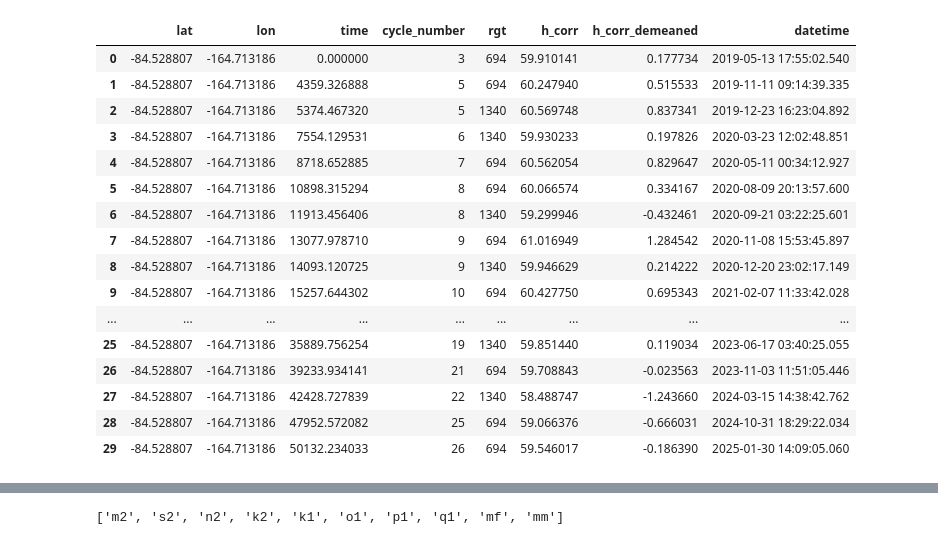
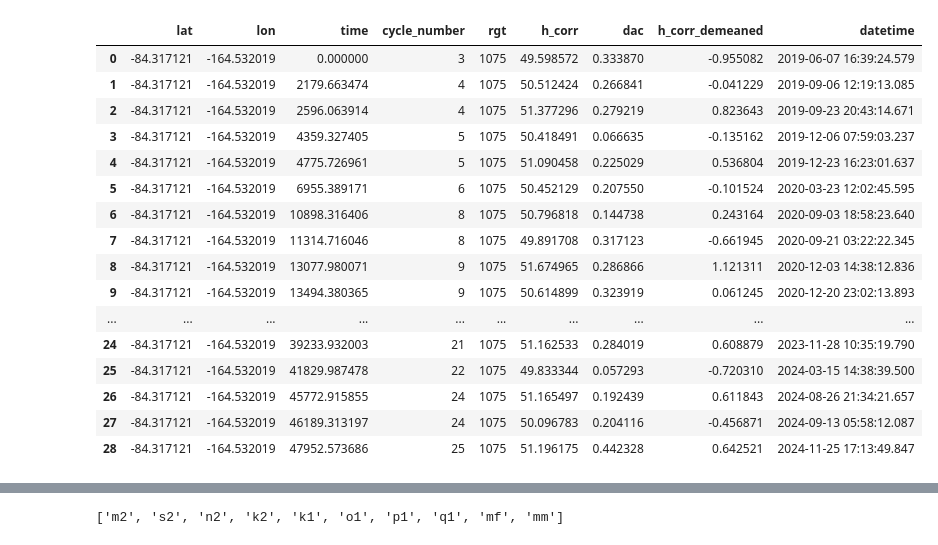
Before and after one commit to zsk4/harmonic-analysis, a Jupyter notebook: notebooks/ha.ipynb, the cells around one changed output, grey strips where cells are left out. Saved outputs shown, nothing was run; the diff lists cells and outputs as text; code cells hidden in the pictures.

```diff
--- a/notebooks/ha.ipynb
+++ b/notebooks/ha.ipynb
@@ -27,0 +51,26 @@ import seaborn as sns
+# %%
+# Load ROSS GNSS For Comparison
+from scipy.io import loadmat  # this is the SciPy module that loads mat-files
+import os
+
+data_dir = "/mnt/c/users/zacharykatz/desktop/research/GeorgeVI/_Data/ROSS/"
+dfs = []
+stas = []
+for mat_file in os.listdir(data_dir):
+    if mat_file.endswith(".mat"):
+        # Load the .mat file
+        data = loadmat(os.path.join(data_dir, mat_file))
+        print(mat_file[:7])
+        sta = mat_file[:7]
+        df = pd.DataFrame(
+            data["DATA"][:, [0, 1, 2, 3]], columns=["date", "x", "y", "z"]
+        )
+        df["sta"] = sta
+        dfs.append(df)
+        stas.append(sta)
+        # ross_x.append(data['DATA'][0][0])
+        # ross_y.append(data['DATA'][0][1])
+
+for df in dfs:
+    origin = pd.Timestamp("2015-01-01")
+    df["date"] = origin + pd.to_timedelta(df["date"], unit="D")
@@ -269,6 +371,7 @@ for file in files[:7]:
                 g + "crossing_track_data/tide_ocean"
             ]  # Not ocean_tide as in the ATBD
             data["x_ref_pt"] = fi[g + "crossing_track_data/ref_pt"][:]
+            data["x_dac"] = fi[g + "crossing_track_data/dac"][:]
 
             # Main track data
             data["lat"] = fi[g + "/latitude"][:]  # Latitude [degrees]
@@ -283,5 +386,6 @@ for file in files[:7]:
             time_temp = data["t_ref"] + data["t_dt"]
             data["time"] = Time(time_temp, format="gps").iso  # Convert to readable time
             data["tide"] = fi[g + "/cycle_stats/tide_ocean"][:]  # Tide correction [m]
+            data["dac"] = fi[g + "/cycle_stats/dac"][:]
 
         data_arr.append(data)
@@ -300,8 +441,12 @@ ax.scatter(data_arr[0]["lon"], data_arr[0]["lat"], s=4)
 # %%
 # Find closest point to gz05 for data_arr[0]
-trk_X = data_arr[0]
+trk_X = data_arr[11]
 gz05_lat, gz05_lon = -84.2986, -164.5206
-gz05_lat, gz05_lon = -84.4986, -164.7206
+
+# gz05_lat, gz05_lon = -81.593, 177.335
+# gz05_lat, gz05_lon = -80.1328, 179.3671
+# gz05_lat, gz05_lon = -84.4986, -164.7206
+# gz05_lat, gz05_lon = -84.4986, -164.7206
 lat_lon = np.column_stack((trk_X["x_lat"], trk_X["x_lon"]))
 dists = np.linalg.norm(lat_lon - [gz05_lat, gz05_lon], axis=1)
 min_index = np.argmin(dists)
@@ -323,20 +468,26 @@ mskd_xt = trk_X["x_time"][mskx]
 mskd_xcycle = trk_X["x_cycle_number"][mskx]
 mskd_xrgt = trk_X["x_rgt"][mskx]
 mskd_xrefpt = trk_X["x_ref_pt"][mskx]
+mskd_xdac = trk_X["x_dac"][mskx]
+
 # mskd_xtide = trk_X["x_tide"][mskx]
 
 mskd_t = trk_X["time"][msk]
+mskd_dac = trk_X["dac"][msk]
+
 mskd_tdt = trk_X["t_dt"][msk]
 # mskd_refpt = trk_X["ref_pt"][msk_t]
 # mskd_tide = trk_X["tide"][msk]
 msk_t = mskd_tdt < 1e300
 mskd_t = mskd_t[msk_t]
+mskd_dac = mskd_dac[msk_t]
 msk_t = msk_t.flatten()
 mskd_cycle = trk_X["cycle_number"][msk_t]
 
 mskd_lon = np.ones(len(mskd_t)) * mskd_lon
 mskd_lat = np.ones(len(mskd_t)) * mskd_lat
 mskd_rgt = np.ones(len(mskd_t), dtype=int) * int(files[0].stem.split("_")[1][:4])
+
 
 print(mskd_h, mskd_xh)
 print(
@@ -365,6 +516,7 @@ df1 = pd.DataFrame(
         "cycle_number": mskd_xcycle,
         "rgt": mskd_xrgt,
         "h_corr": mskd_xh,
+        "dac": mskd_xdac,
         # "tide": mskd_xtide,
     }
 )
@@ -376,6 +528,7 @@ df2 = pd.DataFrame(
         "cycle_number": mskd_cycle,
         "rgt": mskd_rgt,
         "h_corr": mskd_h,
+        "dac": mskd_dac,
         # "tide": mskd_tide,
     }
 )
@@ -408,17 +560,17 @@ df
-|  | lat | lon | time | cycle_number | rgt | h_corr | h_corr_demeaned | datetime |
-| 0 | -84.528807 | -164.713186 | 0.000000 | 3 | 694 | 59.910141 | 0.177734 | 2019-05-13 17:55:02.540 |
-| 1 | -84.528807 | -164.713186 | 4359.326888 | 5 | 694 | 60.247940 | 0.515533 | 2019-11-11 09:14:39.335 |
-| 2 | -84.528807 | -164.713186 | 5374.467320 | 5 | 1340 | 60.569748 | 0.837341 | 2019-12-23 16:23:04.892 |
-| 3 | -84.528807 | -164.713186 | 7554.129531 | 6 | 1340 | 59.930233 | 0.197826 | 2020-03-23 12:02:48.851 |
-| 4 | -84.528807 | -164.713186 | 8718.652885 | 7 | 694 | 60.562054 | 0.829647 | 2020-05-11 00:34:12.927 |
-| 5 | -84.528807 | -164.713186 | 10898.315294 | 8 | 694 | 60.066574 | 0.334167 | 2020-08-09 20:13:57.600 |
-| 6 | -84.528807 | -164.713186 | 11913.456406 | 8 | 1340 | 59.299946 | -0.432461 | 2020-09-21 03:22:25.601 |
-| 7 | -84.528807 | -164.713186 | 13077.978710 | 9 | 694 | 61.016949 | 1.284542 | 2020-11-08 15:53:45.897 |
-| 8 | -84.528807 | -164.713186 | 14093.120725 | 9 | 1340 | 59.946629 | 0.214222 | 2020-12-20 23:02:17.149 |
-| 9 | -84.528807 | -164.713186 | 15257.644302 | 10 | 694 | 60.427750 | 0.695343 | 2021-02-07 11:33:42.028 |
-| ... | ... | ... | ... | ... | ... | ... | ... | ... |
-| 25 | -84.528807 | -164.713186 | 35889.756254 | 19 | 1340 | 59.851440 | 0.119034 | 2023-06-17 03:40:25.055 |
-| 26 | -84.528807 | -164.713186 | 39233.934141 | 21 | 694 | 59.708843 | -0.023563 | 2023-11-03 11:51:05.446 |
-| 27 | -84.528807 | -164.713186 | 42428.727839 | 22 | 1340 | 58.488747 | -1.243660 | 2024-03-15 14:38:42.762 |
-| 28 | -84.528807 | -164.713186 | 47952.572082 | 25 | 694 | 59.066376 | -0.666031 | 2024-10-31 18:29:22.034 |
-| 29 | -84.528807 | -164.713186 | 50132.234033 | 26 | 694 | 59.546017 | -0.186390 | 2025-01-30 14:09:05.060 |
+|  | lat | lon | time | cycle_number | rgt | h_corr | dac | h_corr_demeaned | datetime |
+| 0 | -84.317121 | -164.532019 | 0.000000 | 3 | 1075 | 49.598572 | 0.333870 | -0.955082 | 2019-06-07 16:39:24.579 |
+| 1 | -84.317121 | -164.532019 | 2179.663474 | 4 | 1075 | 50.512424 | 0.266841 | -0.041229 | 2019-09-06 12:19:13.085 |
+| 2 | -84.317121 | -164.532019 | 2596.063914 | 4 | 1075 | 51.377296 | 0.279219 | 0.823643 | 2019-09-23 20:43:14.671 |
+| 3 | -84.317121 | -164.532019 | 4359.327405 | 5 | 1075 | 50.418491 | 0.066635 | -0.135162 | 2019-12-06 07:59:03.237 |
+| 4 | -84.317121 | -164.532019 | 4775.726961 | 5 | 1075 | 51.090458 | 0.225029 | 0.536804 | 2019-12-23 16:23:01.637 |
+| 5 | -84.317121 | -164.532019 | 6955.389171 | 6 | 1075 | 50.452129 | 0.207550 | -0.101524 | 2020-03-23 12:02:45.595 |
+| 6 | -84.317121 | -164.532019 | 10898.316406 | 8 | 1075 | 50.796818 | 0.144738 | 0.243164 | 2020-09-03 18:58:23.640 |
+| 7 | -84.317121 | -164.532019 | 11314.716046 | 8 | 1075 | 49.891708 | 0.317123 | -0.661945 | 2020-09-21 03:22:22.345 |
+| 8 | -84.317121 | -164.532019 | 13077.980071 | 9 | 1075 | 51.674965 | 0.286866 | 1.121311 | 2020-12-03 14:38:12.836 |
+| 9 | -84.317121 | -164.532019 | 13494.380365 | 9 | 1075 | 50.614899 | 0.323919 | 0.061245 | 2020-12-20 23:02:13.893 |
+| ... | ... | ... | ... | ... | ... | ... | ... | ... | ... |
+| 24 | -84.317121 | -164.532019 | 39233.932003 | 21 | 1075 | 51.162533 | 0.284019 | 0.608879 | 2023-11-28 10:35:19.790 |
+| 25 | -84.317121 | -164.532019 | 41829.987478 | 22 | 1075 | 49.833344 | 0.057293 | -0.720310 | 2024-03-15 14:38:39.500 |
+| 26 | -84.317121 | -164.532019 | 45772.915855 | 24 | 1075 | 51.165497 | 0.192439 | 0.611843 | 2024-08-26 21:34:21.657 |
+| 27 | -84.317121 | -164.532019 | 46189.313197 | 24 | 1075 | 50.096783 | 0.204116 | -0.456871 | 2024-09-13 05:58:12.087 |
+| 28 | -84.317121 | -164.532019 | 47952.573686 | 25 | 1075 | 51.196175 | 0.442328 | 0.642521 | 2024-11-25 17:13:49.847 |
```
Also changed, not shown: parts of 35 cells of this notebook, 6 other files.
